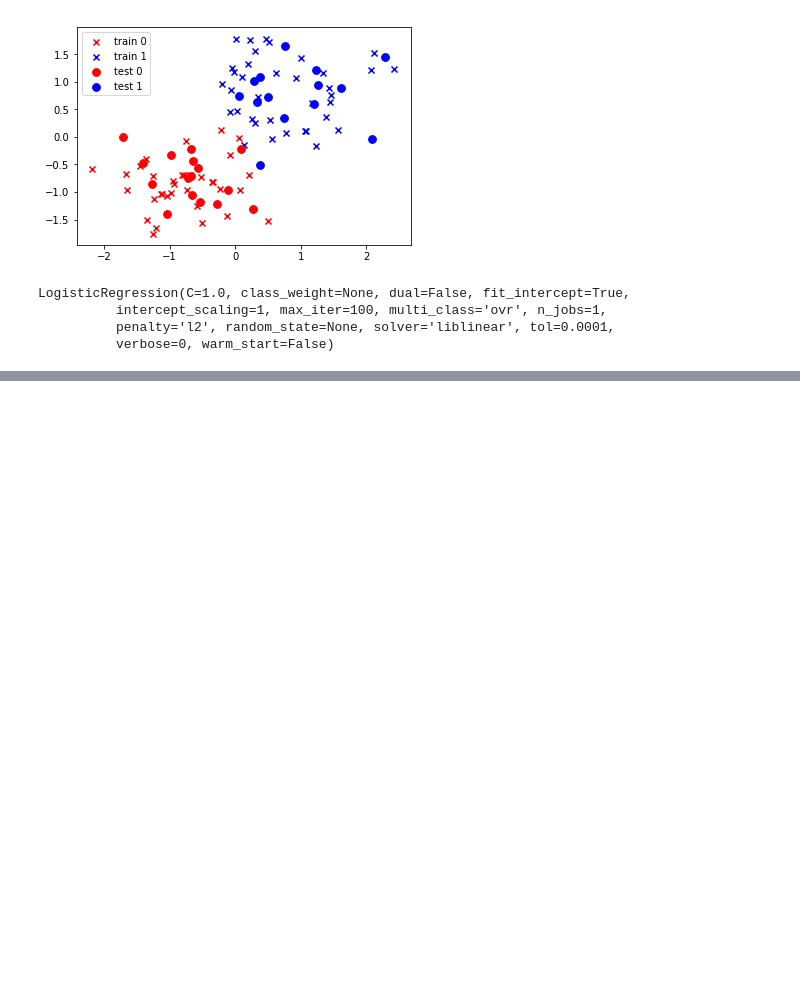
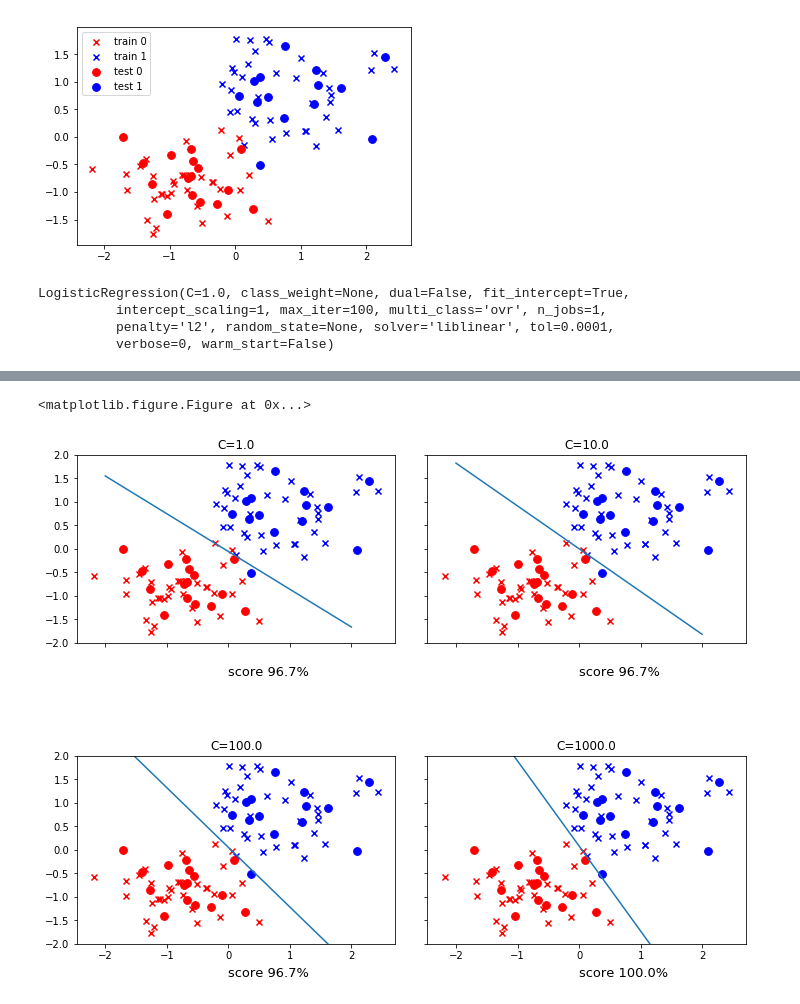
Before and after one commit to hamakn/jupyter_notebook_example, a Jupyter notebook: logistic.ipynb, the cells around one changed output, grey strips where cells are left out. Saved outputs shown, nothing was run; the diff lists cells and outputs as text; code cells hidden in the pictures; blank space fills up the shorter version.

```diff
--- a/logistic.ipynb
+++ b/logistic.ipynb
@@ -116,0 +129,42 @@ plt.scatter(X_test_std[y_test==1, 0], X_test_std[y_test==1, 1], c='blue', marker
+# %%
+# 正則化の重みによる変化（＝オーバーフィッティング、アンダーフィッティング）
+
+# 描画サイズを大きくする
+plt.figure(figsize=(16, 16))
+
+w = 2
+h = 2
+
+fig, axs = plt.subplots(h, w, sharex=True, sharey=True)
+plt.ylim([-2, 2])
+plt.subplots_adjust(wspace=0.1, hspace=0.6)
+
+# cは正則化の重みλの逆数
+# なので、cが小さいほどアンダーフィッティング、cが大きいほどオーバーフィッティングになる
+# 参考: https://qiita.com/katsu1110/items/e4ef613559f02f183af5
+c_params = [1.0, 10.0, 100.0, 1000.0]
+
+for i, c in enumerate(c_params):
+    lr = LogisticRegression(C=c)
+    lr.fit(X_train_std, y_train)
+
+    w_0 = lr.intercept_[0]
+    w_1 = lr.coef_[0,0]
+    w_2 = lr.coef_[0,1]
+    score = lr.score(X_test_std, y_test)
+
+    fw = i % w
+    fh = int(i / w)
+
+    axs[fh, fw].set_title('C=' + str(c))
+    axs[fh, fw].plot(np.linspace(-2, 2, 5), (lambda x: (-w_1 * x - w_0)/w_2)(x))
+
+    axs[fh, fw].scatter(X_train_std[y_train==0, 0], X_train_std[y_train==0, 1], c='red', marker='x', label='train 0')
+    axs[fh, fw].scatter(X_train_std[y_train==1, 0], X_train_std[y_train==1, 1], c='blue', marker='x', label='train 1')
+    axs[fh, fw].scatter(X_test_std[y_test==0, 0], X_test_std[y_test==0, 1], c='red', marker='o', s=60, label='test 0')
+    axs[fh, fw].scatter(X_test_std[y_test==1, 0], X_test_std[y_test==1, 1], c='blue', marker='o', s=60, label='test 1')
+
+    axs[fh, fw].text(0,-2.7, 'score ' + str(round(score,3)*100) + '%', size=13)
+# %% [output]
+<matplotlib.figure.Figure at 0x...>
+[figure, added]
```
Also changed, not shown: parts of 2 cells of this notebook.
